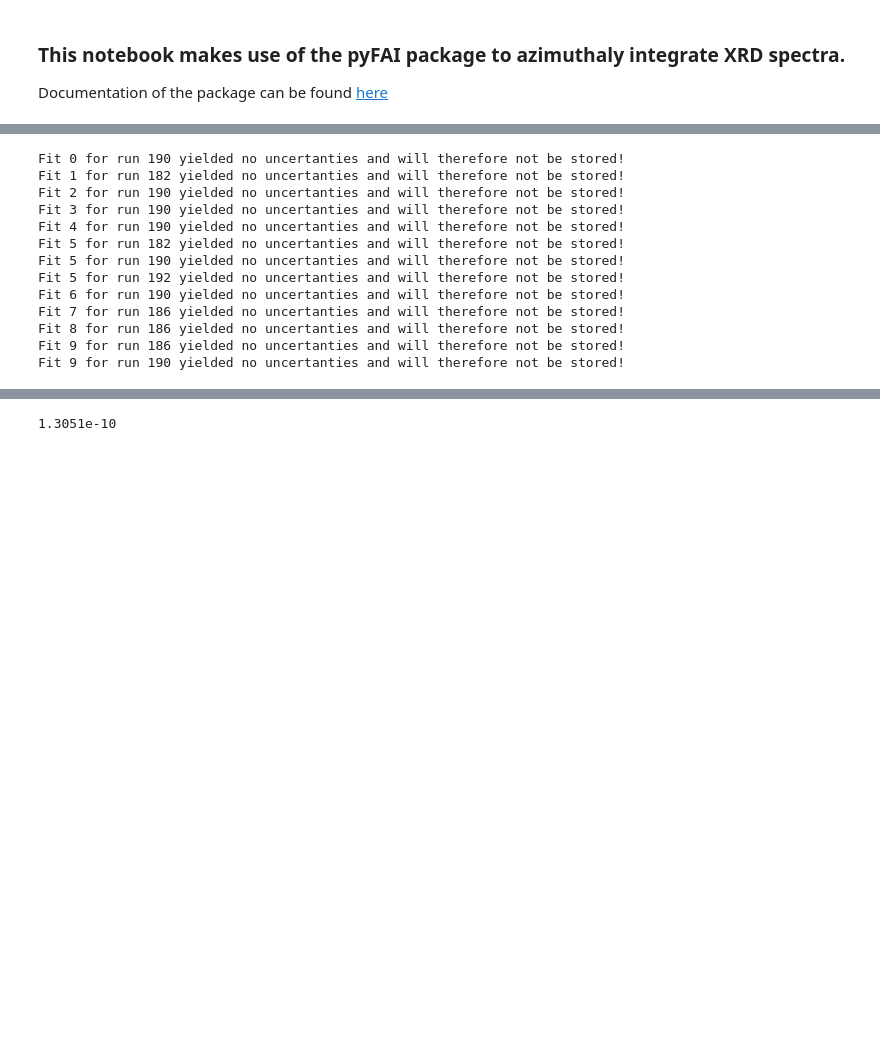
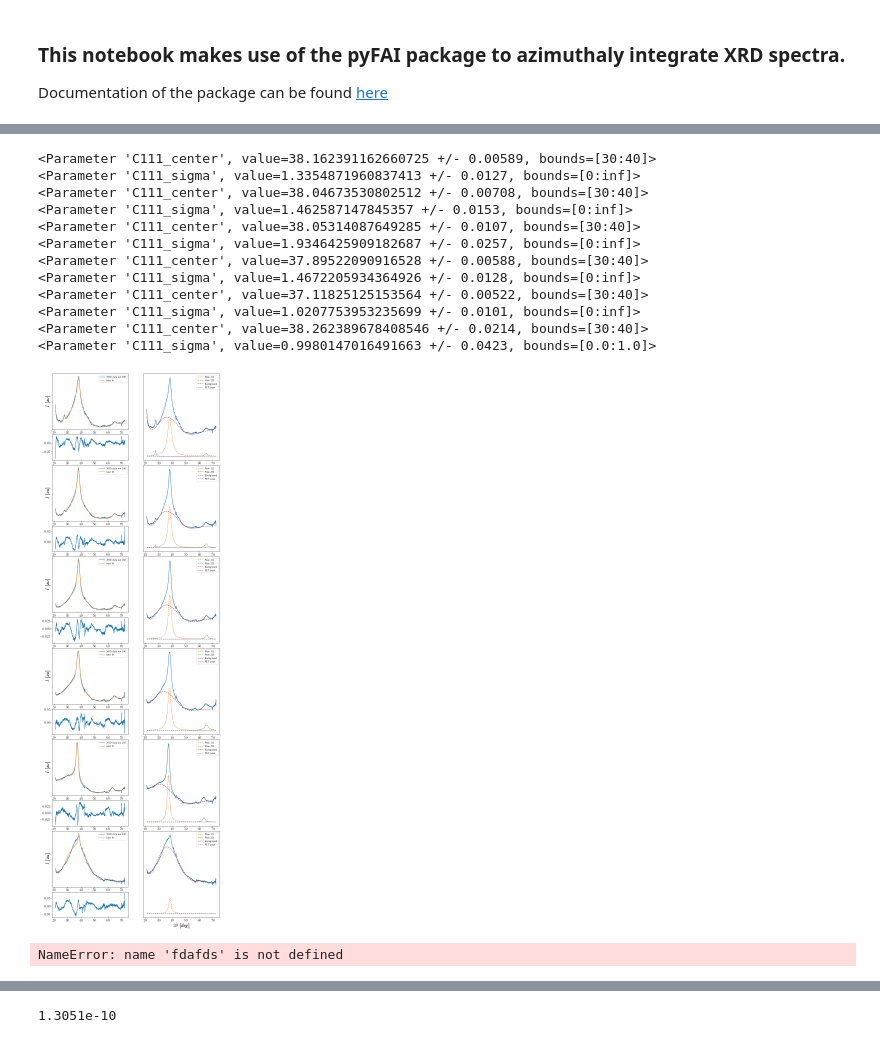
Before and after one commit to HeuserB/PhD_Thesis, a Jupyter notebook: notebooks/diamond_formation_LW03/diamond_formation.ipynb, the cells around one changed output, grey strips where cells are left out. Cells and saved outputs as stored; diff of their text form; code cells hidden in the pictures; blank space fills up the shorter version.

```diff
--- a/notebooks/diamond_formation_LW03/diamond_formation.ipynb
+++ b/notebooks/diamond_formation_LW03/diamond_formation.ipynb
@@ -133,5 +86,0 @@ r182_q3_result1d = q3_ai.integrate1d(r182_q3_tiff,
-# %%
-runs = [182,186,188,190,192,289,298,286,582,585,588,591,594,597,600,603]
-probing_times = np.array([9.,8.,7.,10.,11.,13.])
-for run in runs:
-    merge_quad23(run,dir_data, q2_ai, q3_ai,q2_mask,q3_mask)
@@ -205,16 +86,0 @@ def plotBestFits(runs=[182,186,188,190,192,298]):
-# %%
-#data                    = np.loadtxt(f"../../.data_LW03/lineouts/r298_Q23.xy").T
-#fit, fig                = fit_background(data)
-#save_modelresult(fit, f'../../.data_LW03/fits/r298__modelresult.sav')
-rounds      = 100
-run         = 298
-    # repeat fitting with random inital parameters and overwrite if the fit is better
-for i in range(rounds):
-        data                = np.loadtxt(f"../../.data_LW03/lineouts/r{run}_Q23.xy").T
-        fit                 = load_modelresult( f'../../.data_LW03/fits/r{run}__modelresult.sav')
-        new_fit, fig        = fit_background(data)
-        if new_fit.chisqr < fit.chisqr:
-            old_chi      = fit.chisqr
-            fit          = new_fit
-            save_modelresult(fit, f'../../.data_LW03/fits/r{run}__modelresult.sav')
-            print(f"Old Chi2 is {old_chi} new Chi2 is {new_fit.chisqr}")
@@ -221,21 +259,26 @@ for i in range(rounds):
 # %%
-#init_fits(runs=[298])
-sampleChi2(runs=[182,186,188,190,192],rounds=10)
-#plotBestFits([182,186,188,190,192,289])
+#init_fits(runs=[286],C111_max=1.)
+#sampleChi2(runs=[286],rounds=200,C111_max=1.)
+#sampleChi2(runs=[182,186,188,190,192],rounds=10)
+plotBestFits([182,186,188,190,192,286])
 # %% [output]
-Fit 0 for run 190 yielded no uncertanties and will therefore not be stored!
-Fit 1 for run 182 yielded no uncertanties and will therefore not be stored!
-Fit 2 for run 190 yielded no uncertanties and will therefore not be stored!
-Fit 3 for run 190 yielded no uncertanties and will therefore not be stored!
-Fit 4 for run 190 yielded no uncertanties and will therefore not be stored!
-Fit 5 for run 182 yielded no uncertanties and will therefore not be stored!
-Fit 5 for run 190 yielded no uncertanties and will therefore not be stored!
-Fit 5 for run 192 yielded no uncertanties and will therefore not be stored!
-Fit 6 for run 190 yielded no uncertanties and will therefore not be stored!
-Fit 7 for run 186 yielded no uncertanties and will therefore not be stored!
-Fit 8 for run 186 yielded no uncertanties and will therefore not be stored!
-Fit 9 for run 186 yielded no uncertanties and will therefore not be stored!
-Fit 9 for run 190 yielded no uncertanties and will therefore not be stored!
+<Parameter 'C111_center', value=38.162391162660725 +/- 0.00589, bounds=[30:40]>
+<Parameter 'C111_sigma', value=1.3354871960837413 +/- 0.0127, bounds=[0:inf]>
+<Parameter 'C111_center', value=38.04673530802512 +/- 0.00708, bounds=[30:40]>
+<Parameter 'C111_sigma', value=1.462587147845357 +/- 0.0153, bounds=[0:inf]>
+<Parameter 'C111_center', value=38.05314087649285 +/- 0.0107, bounds=[30:40]>
+<Parameter 'C111_sigma', value=1.9346425909182687 +/- 0.0257, bounds=[0:inf]>
+<Parameter 'C111_center', value=37.89522090916528 +/- 0.00588, bounds=[30:40]>
+<Parameter 'C111_sigma', value=1.4672205934364926 +/- 0.0128, bounds=[0:inf]>
+<Parameter 'C111_center', value=37.11825125153564 +/- 0.00522, bounds=[30:40]>
+<Parameter 'C111_sigma', value=1.0207753953235699 +/- 0.0101, bounds=[0:inf]>
+<Parameter 'C111_center', value=38.262389678408546 +/- 0.0214, bounds=[30:40]>
+<Parameter 'C111_sigma', value=0.9980147016491663 +/- 0.0423, bounds=[0.0:1.0]>
+[figure, added]
+# %%
+fdafds
+# %% [output]
+NameError: name 'fdafds' is not defined
 # %%
 runs            = [182,186,188,190,192]
 fits            = [load_modelresult( f'../../.data_LW03/fits/r{run}__modelresult.sav') for run in runs]
```
Also changed, not shown: parts of 12 cells of this notebook, 32 other files.
